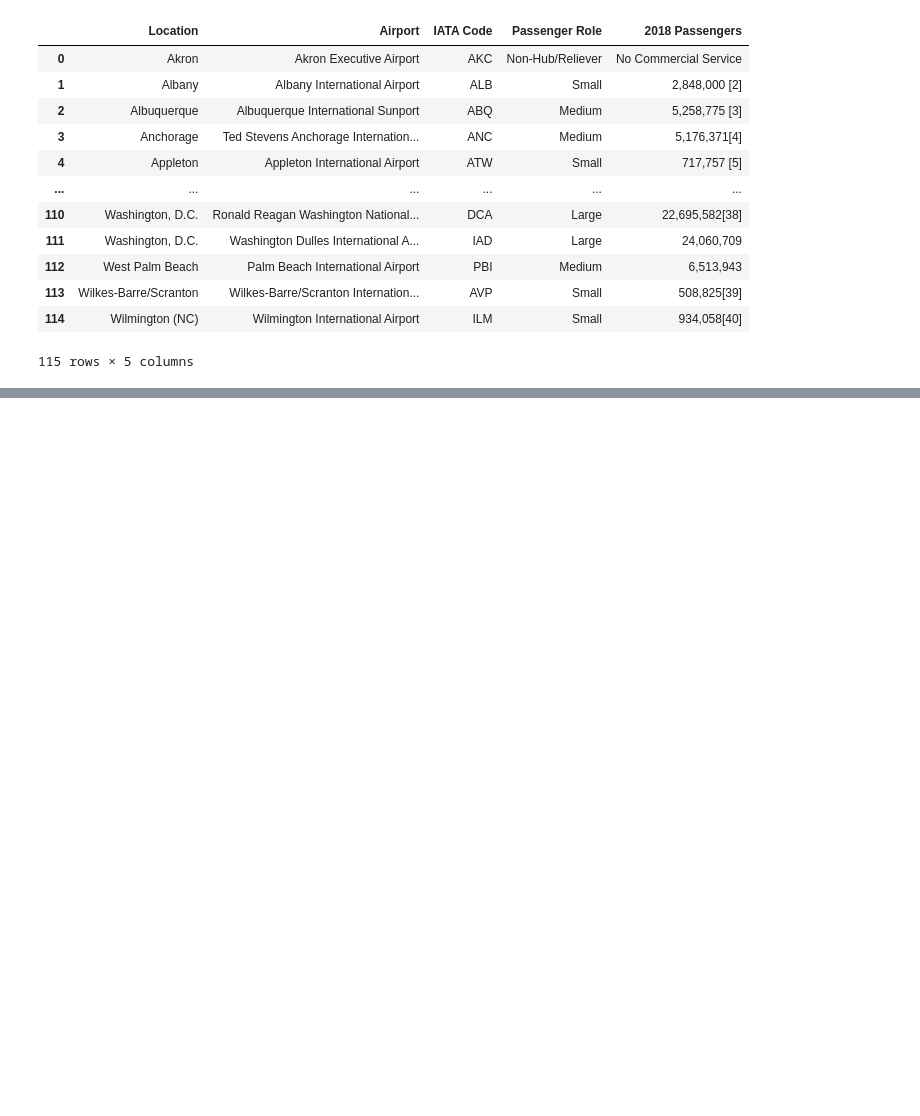
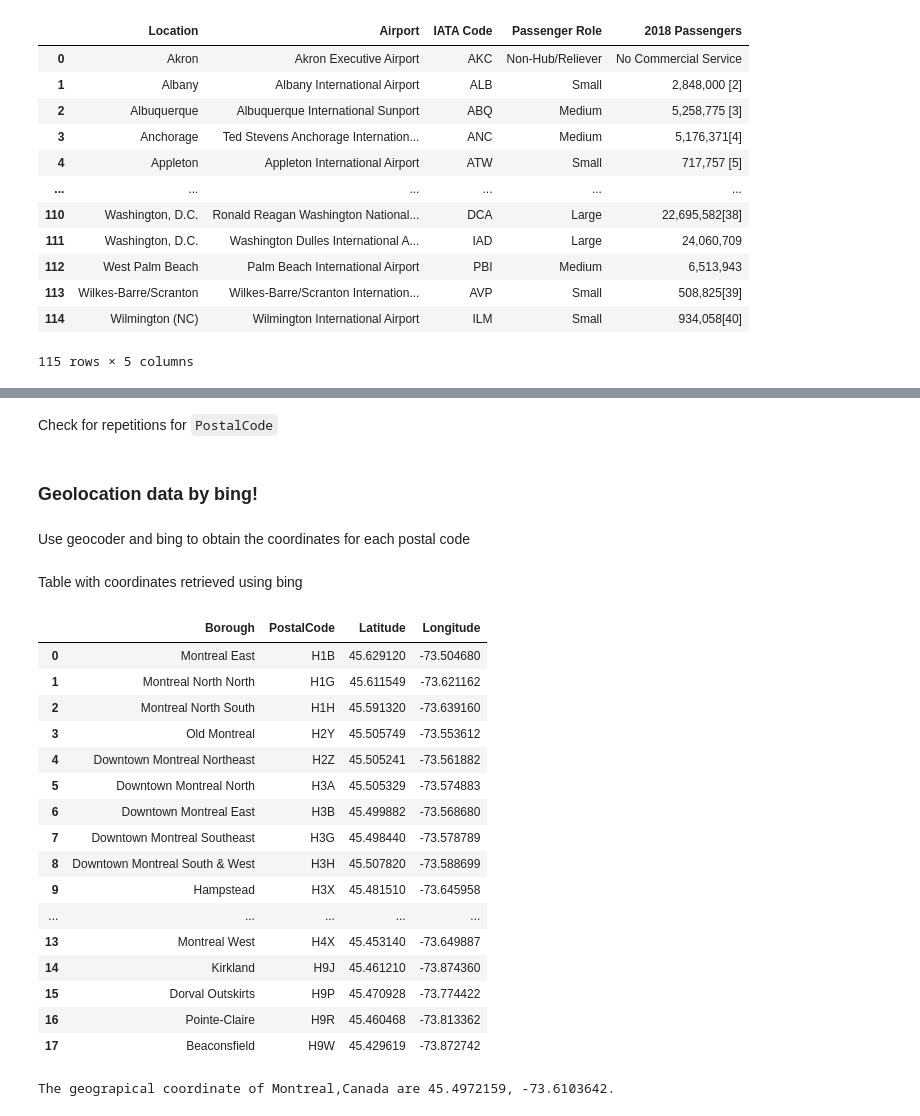
Before and after one commit to caos21/Coursera_Capstone, a Jupyter notebook: capstone-project-data.ipynb, the cells around one changed output, grey strips where cells are left out. Drawn from its saved outputs; the diff is of its cells as text; code cells hidden in the pictures; blank space fills up the shorter version.

```diff
--- a/capstone-project-data.ipynb
+++ b/capstone-project-data.ipynb
@@ -206,0 +318,2 @@ c2_airports_df
+# %%
+data = pd.DataFrame(data, columns=['Borough', 'PostalCode'])
@@ -206,0 +340,4 @@ c2_airports_df
+# %% [markdown]
+Check for repetitions for `PostalCode`
+# %% [markdown]
+### Geolocation data by bing!
@@ -206,0 +346,19 @@ c2_airports_df
+# %% [markdown]
+Use geocoder and bing to obtain the coordinates for each postal code
+# %%
+coords = []
+for i in data.index:
+    postal_code = data.at[i, 'PostalCode']
+
+    lat_lng_coords = None
+
+    g = []
+    while(not g):
+        g = geocoder.bing(location=dest_city, postalCode='{}'.format(postal_code), method='details', key=bing_api_key)
+
+
+    lat_lng_coords = g.latlng
+
+    coords.append([lat_lng_coords[0], lat_lng_coords[1]])
+# %%
+dest_city_data = pd.concat([data, pd.DataFrame(coords)], axis=1).sort_values(by='PostalCode').reset_index(drop=True)
@@ -206,0 +367,22 @@ c2_airports_df
+# %% [markdown]
+Table with coordinates retrieved using bing
+# %%
+dest_city_data
+# %% [output]
+|  | Borough | PostalCode | Latitude | Longitude |
+| 0 | Montreal East | H1B | 45.629120 | -73.504680 |
+| 1 | Montreal North North | H1G | 45.611549 | -73.621162 |
+| 2 | Montreal North South | H1H | 45.591320 | -73.639160 |
+| 3 | Old Montreal | H2Y | 45.505749 | -73.553612 |
+| 4 | Downtown Montreal Northeast | H2Z | 45.505241 | -73.561882 |
+| 5 | Downtown Montreal North | H3A | 45.505329 | -73.574883 |
+| 6 | Downtown Montreal East | H3B | 45.499882 | -73.568680 |
+| 7 | Downtown Montreal Southeast | H3G | 45.498440 | -73.578789 |
+| 8 | Downtown Montreal South & West | H3H | 45.507820 | -73.588699 |
+| 9 | Hampstead | H3X | 45.481510 | -73.645958 |
+| ... | ... | ... | ... | ... |
+| 13 | Montreal West | H4X | 45.453140 | -73.649887 |
+| 14 | Kirkland | H9J | 45.461210 | -73.874360 |
+| 15 | Dorval Outskirts | H9P | 45.470928 | -73.774422 |
+| 16 | Pointe-Claire | H9R | 45.460468 | -73.813362 |
+| 17 | Beaconsfield | H9W | 45.429619 | -73.872742 |
@@ -206,0 +404,10 @@ c2_airports_df
+# %%
+address = dest_city+','+country1
+
+geolocator = Nominatim(user_agent="ny_explorer")
+location = geolocator.geocode(address)
+latitude = location.latitude
+longitude = location.longitude
+print('The geograpical coordinate of {} are {}, {}.'.format(address, latitude, longitude))
+# %% [output]
+The geograpical coordinate of Montreal,Canada are 45.4972159, -73.6103642.
```
Also changed, not shown: parts of 40 cells of this notebook, 1 other file.
